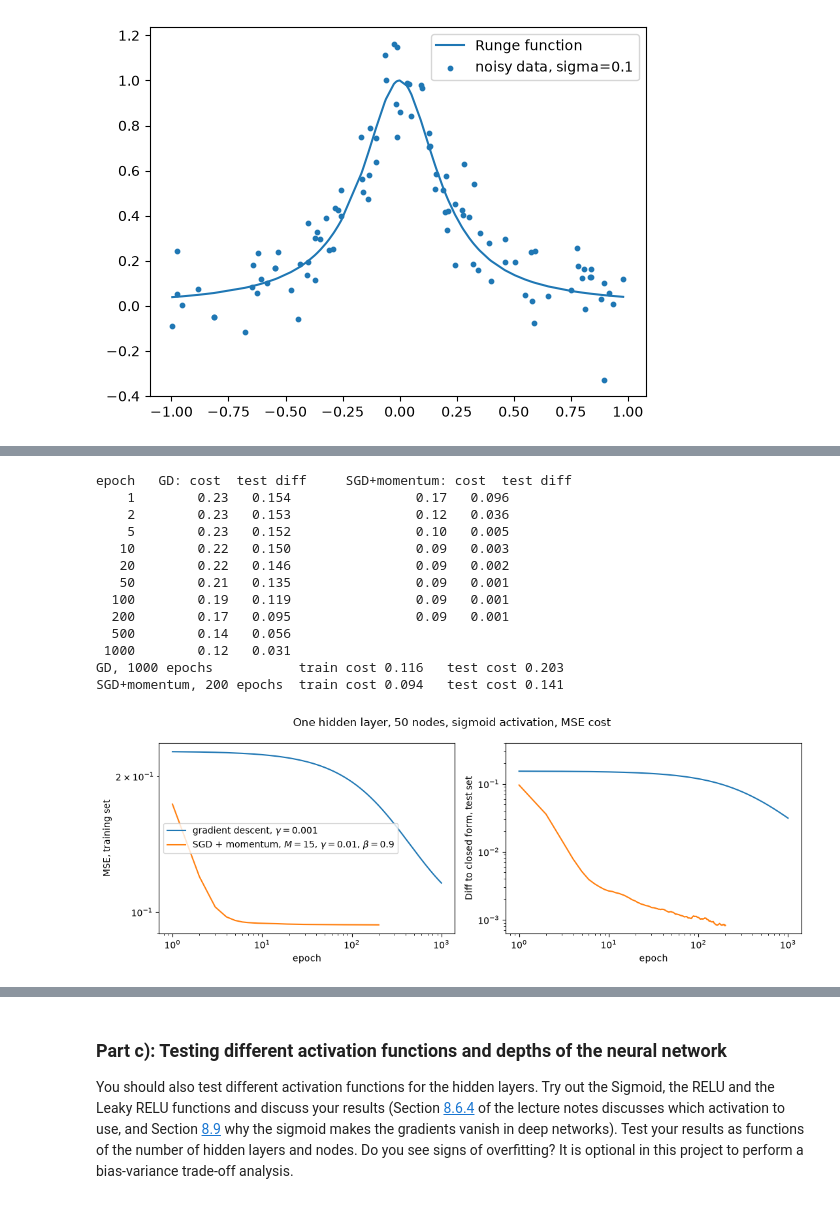
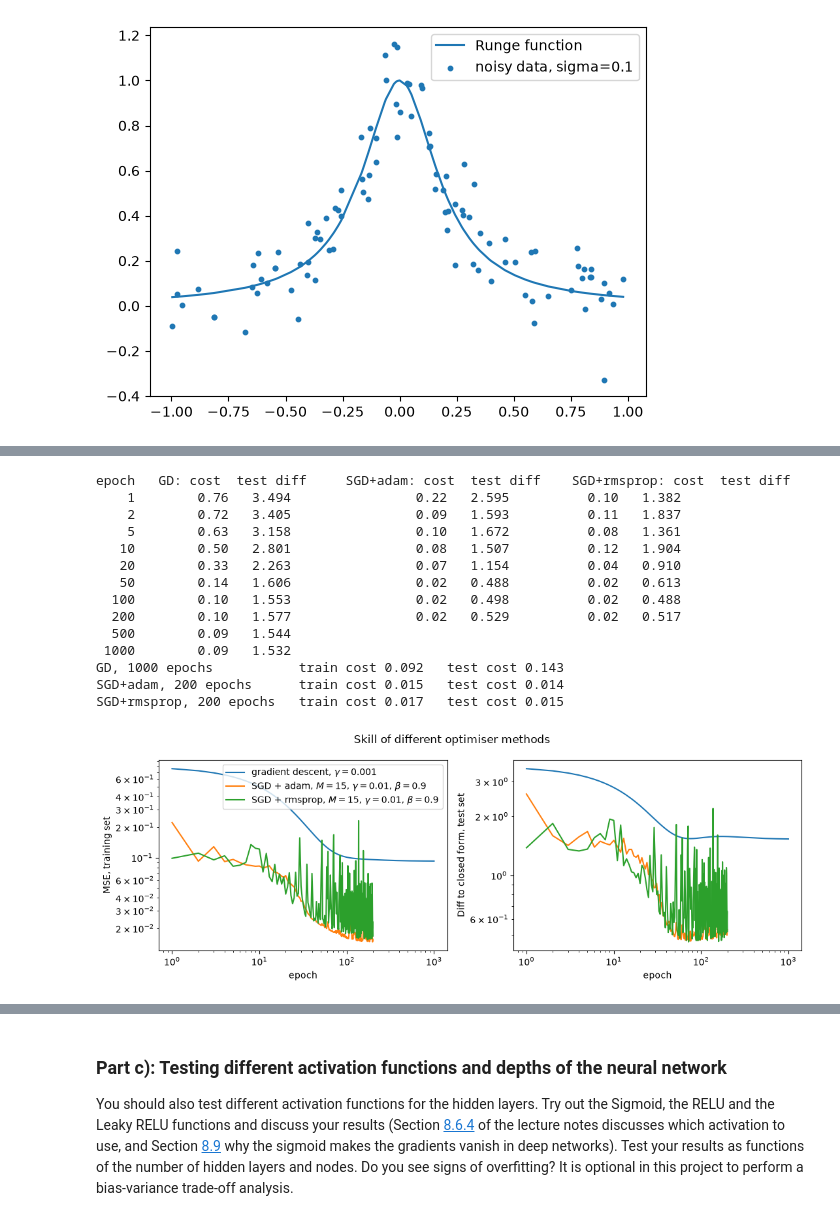
Before and after one commit to lukasMK01/FYS-STK4155, a Jupyter notebook: Project2.ipynb, the cells around one changed output, grey strips where cells are left out. Saved outputs shown, nothing was run; the diff lists cells and outputs as text; code cells hidden in the pictures.

```diff
--- a/Project2.ipynb
+++ b/Project2.ipynb
@@ -143,10 +143,9 @@ def mse_der(predict, target):
 
 
 
-# Defining some activation functions
+# Defining some activation functions and their derivatives
 def ReLU(z):
     return jnp.where(z > 0, z, 0.0)
-# Derivative of the ReLU function
 def ReLU_der(z):
     return jnp.where(z > 0, 1.0, 0.0)
 
@@ -163,6 +162,11 @@ def sigmoid_der(z):
     s = sigmoid(z)
     return s * (1 - s)
 
+def identity(z):
+    return z
+
+def identity_der(z):
+    return jnp.ones_like(z)
 
 def softmax(z):
     """Compute softmax values for each set of scores in the rows of the matrix z.
@@ -738,46 +810,54 @@ SGD+momentum, 200 epochs  train cost 0.094   test cost 0.140
 # %%
+#Comparing plain GD with SGD Adam and RMSprop, with 1 hidden layer and 50 nodes
+
 #Set up activation functions and their derivatives for the network, as well as initialising the weights and biases
-activation_funcs = [sigmoid, sigmoid]
-activation_ders = [sigmoid_der, sigmoid_der]
-
-layers0 = init_layers([1, 50, 1], seed=2026)
+layers0, activation_funcs, activation_ders = setup_NN(X.shape, y_tr.shape, design_hidden=[50], activation_funcs=sigmoid, activation_ders=sigmoid_der, activation_output=identity, activation_output_der=identity_der)
 
 
-layers_gd,  hist_gd  = train(layers0, x_tr, y_tr, x_te, y_te, step="plain", gamma=0.001, epochs=1000)
-layers_sgd, hist_sgd = train(layers0, x_tr, y_tr, x_te, y_te, step="momentum", gamma=0.01,  epochs=200, batch_size=15)
+#Train the datasets with different optimiser steps
+layers_gd,  hist_gd, ytilde_gd  = train(layers0, x_tr, y_tr, x_te, y_te, step="plain", gamma=0.001, epochs=1000)
+layers_adam, hist_adam, ytilde_adam = train(layers0, x_tr, y_tr, x_te, y_te, step="adam", gamma=0.01,  epochs=200, batch_size=15)
+layers_rmsprop, hist_rmsprop, ytilde_rmsprop = train(layers0, x_tr, y_tr, x_te, y_te, step="rmsprop", gamma=0.01,  epochs=200, batch_size=15)
 
-print("epoch   GD: cost  test diff     SGD+momentum: cost  test diff")
+print("epoch   GD: cost  test diff     SGD+adam: cost  test diff    SGD+rmsprop: cost  test diff")
 for e in [1, 2, 5, 10, 20, 50, 100, 200, 500, 1000]:
     g = hist_gd[e - 1]
-    s = hist_sgd[e - 1] if e <= len(hist_sgd) else None
+    a = hist_adam[e - 1] if e <= len(hist_adam) else None
+    r = hist_rmsprop[e - 1] if e <= len(hist_rmsprop) else None
     print("%5d     %7.2f   %.3f      " % (e, g[1], g[2])
-          + ("       %7.2f   %.3f" % (s[1], s[2]) if s is not None else ""))
+          + ("       %7.2f   %.3f" % (a[1], a[2]) if a is not None else "")
+          + ("       %7.2f   %.3f" % (r[1], r[2]) if r is not None else ""))
 
-for name, L in [("GD, 1000 epochs", layers_gd), ("SGD+momentum, 200 epochs", layers_sgd)]:
+for name, L in [("GD, 1000 epochs", layers_gd), ("SGD+adam, 200 epochs", layers_adam), ("SGD+rmsprop, 200 epochs", layers_rmsprop)]:
     print("%-25s train cost %.3f   test cost %.3f"
           % (name,  float(cost_batch(L, x_tr, activation_funcs, y_tr)),
              float(cost_batch(L, x_te, activation_funcs, y_te))))
 
 fig, (ax1, ax2) = plt.subplots(1, 2, figsize=(11, 4))
 ax1.plot(hist_gd[:, 0], hist_gd[:, 1], label="gradient descent, $\\gamma=0.001$")
-ax1.plot(hist_sgd[:, 0], hist_sgd[:, 1], label="SGD + momentum, $M=15$, $\\gamma=0.01$, $\\beta=0.9$")
+ax1.plot(hist_adam[:, 0], hist_adam[:, 1], label="SGD + adam, $M=15$, $\\gamma=0.01$, $\\beta=0.9$")
+ax1.plot(hist_rmsprop[:, 0], hist_rmsprop[:, 1], label="SGD + rmsprop, $M=15$, $\\gamma=0.01$, $\\beta=0.9$")
 ax1.set_xlabel("epoch"); ax1.set_ylabel("MSE, training set"); ax1.set_xscale("log"); ax1.set_yscale("log"); ax1.legend()
-ax2.plot(hist_gd[:, 0], hist_gd[:, 2]); ax2.semilogy(hist_sgd[:, 0], hist_sgd[:, 2])
-ax2.set_xlabel("epoch"); ax2.set_ylabel("Diff to closed form, test set"); ax2.set_xscale("log"); ax2.set_ylim(0, 0.4)
-fig.suptitle("One hidden layer, 50 nodes, sigmoid activation, MSE cost")
+
+ax2.semilogy(hist_gd[:, 0], hist_gd[:, 2])
+ax2.semilogy(hist_adam[:, 0], hist_adam[:, 2])
+ax2.semilogy(hist_rmsprop[:, 0], hist_rmsprop[:, 2])
+ax2.set_xlabel("epoch"); ax2.set_ylabel("Diff to closed form, test set"); ax2.set_xscale("log")#; ax2.set_ylim(0, 0.4)
+fig.suptitle("Skill of different optimiser methods")
 plt.tight_layout(); plt.show()
 # %% [output]
-epoch   GD: cost  test diff     SGD+momentum: cost  test diff
-    1        0.23   0.154                0.17   0.096
-    2        0.23   0.153                0.12   0.036
-    5        0.23   0.152                0.10   0.005
-   10        0.22   0.150                0.09   0.003
-   20        0.22   0.146                0.09   0.002
-   50        0.21   0.135                0.09   0.001
-  100        0.19   0.119                0.09   0.001
-  200        0.17   0.095                0.09   0.001
-  500        0.14   0.056
- 1000        0.12   0.031
-GD, 1000 epochs           train cost 0.116   test cost 0.203
-SGD+momentum, 200 epochs  train cost 0.094   test cost 0.141
+epoch   GD: cost  test diff     SGD+adam: cost  test diff    SGD+rmsprop: cost  test diff
+    1        0.76   3.494                0.22   2.595          0.10   1.382
+    2        0.72   3.405                0.09   1.593          0.11   1.837
+    5        0.63   3.158                0.10   1.672          0.08   1.361
+   10        0.50   2.801                0.08   1.507          0.12   1.904
+   20        0.33   2.263                0.07   1.154          0.04   0.910
+   50        0.14   1.606                0.02   0.488          0.02   0.613
+  100        0.10   1.553                0.02   0.498          0.02   0.488
+  200        0.10   1.577                0.02   0.529          0.02   0.517
+  500        0.09   1.544
+ 1000        0.09   1.532
+GD, 1000 epochs           train cost 0.092   test cost 0.143
+SGD+adam, 200 epochs      train cost 0.015   test cost 0.014
+SGD+rmsprop, 200 epochs   train cost 0.017   test cost 0.015
-[figure, old version]
+[figure, new version]
```
Also changed, not shown: parts of 10 cells of this notebook.
